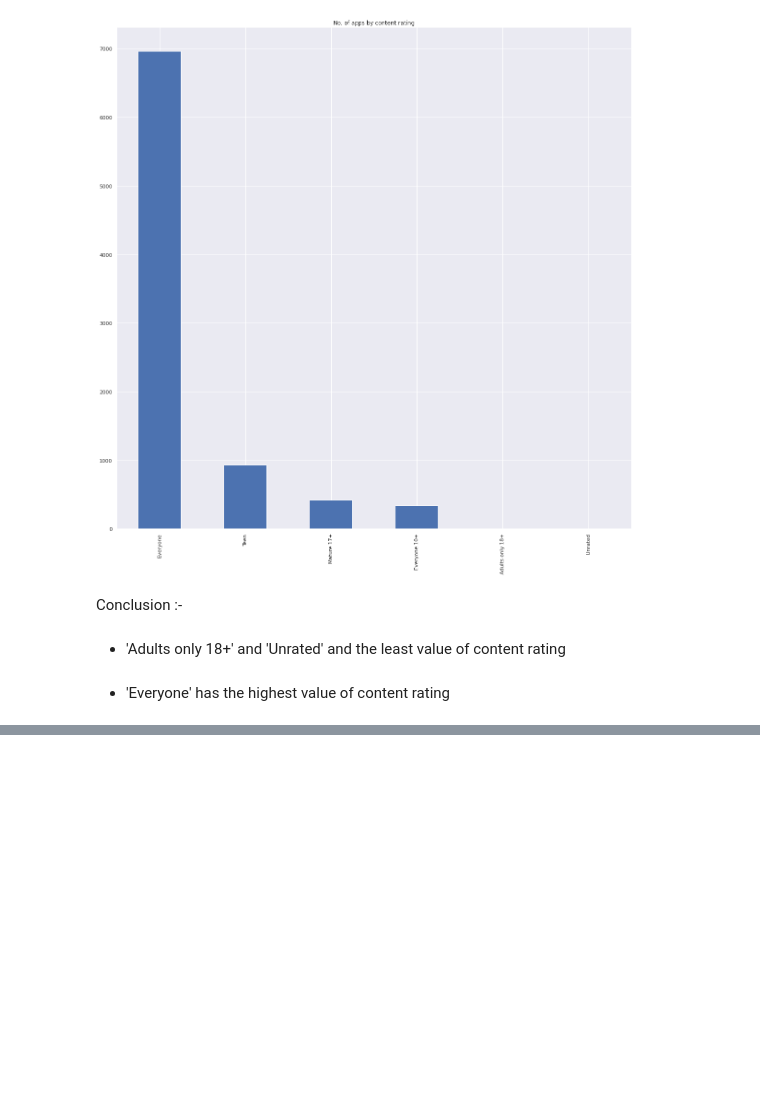
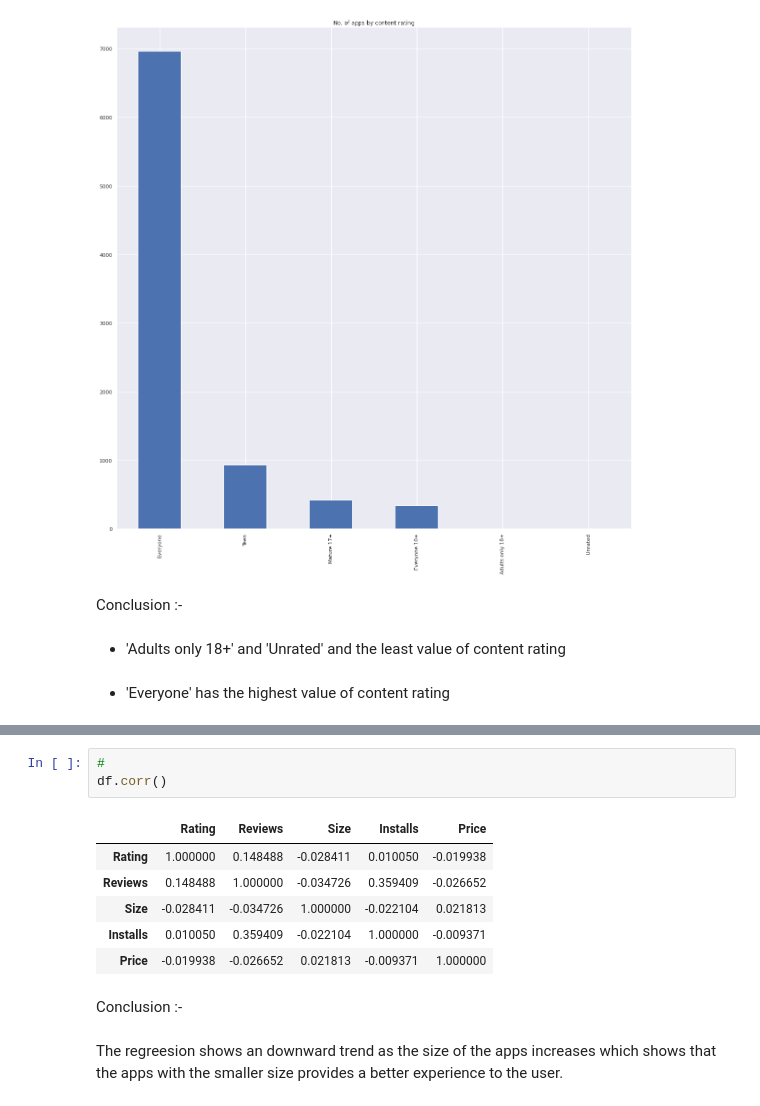
Before and after one commit to DeepakSingh1992/EDA-PROJECT, a Jupyter notebook: Deepak_Singh_EDA_of_Play_Store_App_Review_Analysis_Capstone_Project.ipynb, the cells around one changed output, grey strips where cells are left out. Drawn from its saved outputs; the diff is of its cells as text; blank space fills up the shorter version.

```diff
--- a/Deepak_Singh_EDA_of_Play_Store_App_Review_Analysis_Capstone_Project.ipynb
+++ b/Deepak_Singh_EDA_of_Play_Store_App_Review_Analysis_Capstone_Project.ipynb
@@ -1085,0 +1095,14 @@ Conclusion :-
+# %%
+#
+df.corr()
+# %% [output]
+|  | Rating | Reviews | Size | Installs | Price |
+| Rating | 1.000000 | 0.148488 | -0.028411 | 0.010050 | -0.019938 |
+| Reviews | 0.148488 | 1.000000 | -0.034726 | 0.359409 | -0.026652 |
+| Size | -0.028411 | -0.034726 | 1.000000 | -0.022104 | 0.021813 |
+| Installs | 0.010050 | 0.359409 | -0.022104 | 1.000000 | -0.009371 |
+| Price | -0.019938 | -0.026652 | 0.021813 | -0.009371 | 1.000000 |
+# %% [markdown]
+Conclusion :-
+# %% [markdown]
+The regreesion shows an downward trend as the size of the apps increases which shows that the apps with the smaller size provides a better experience to the user.
```
Also changed, not shown: parts of 8 cells of this notebook.
